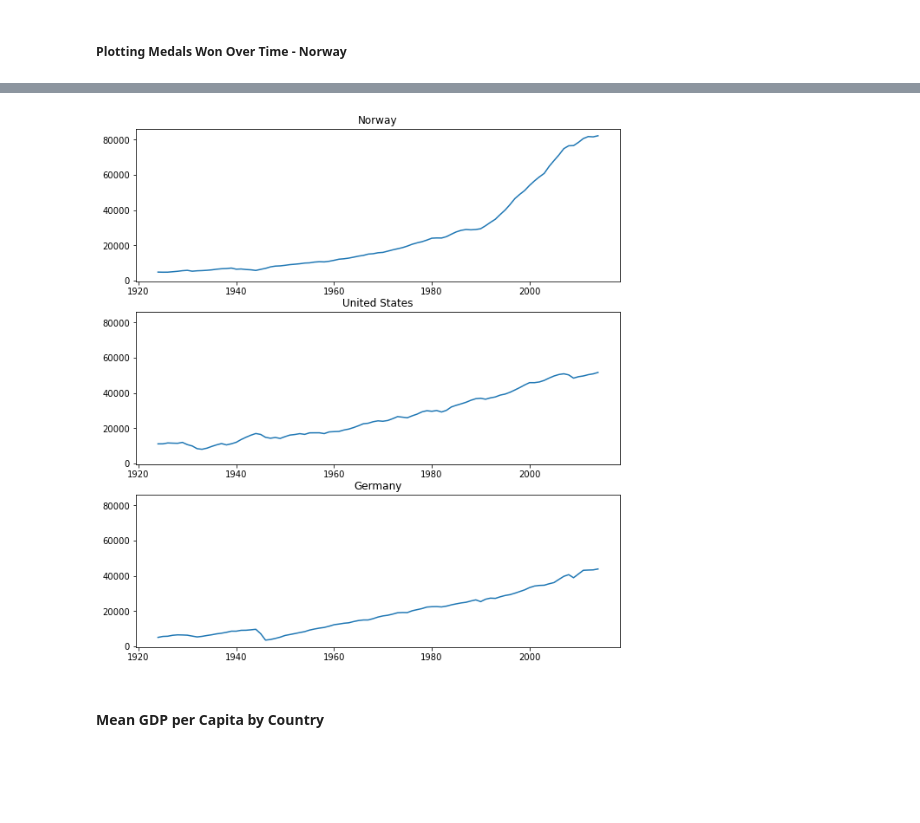
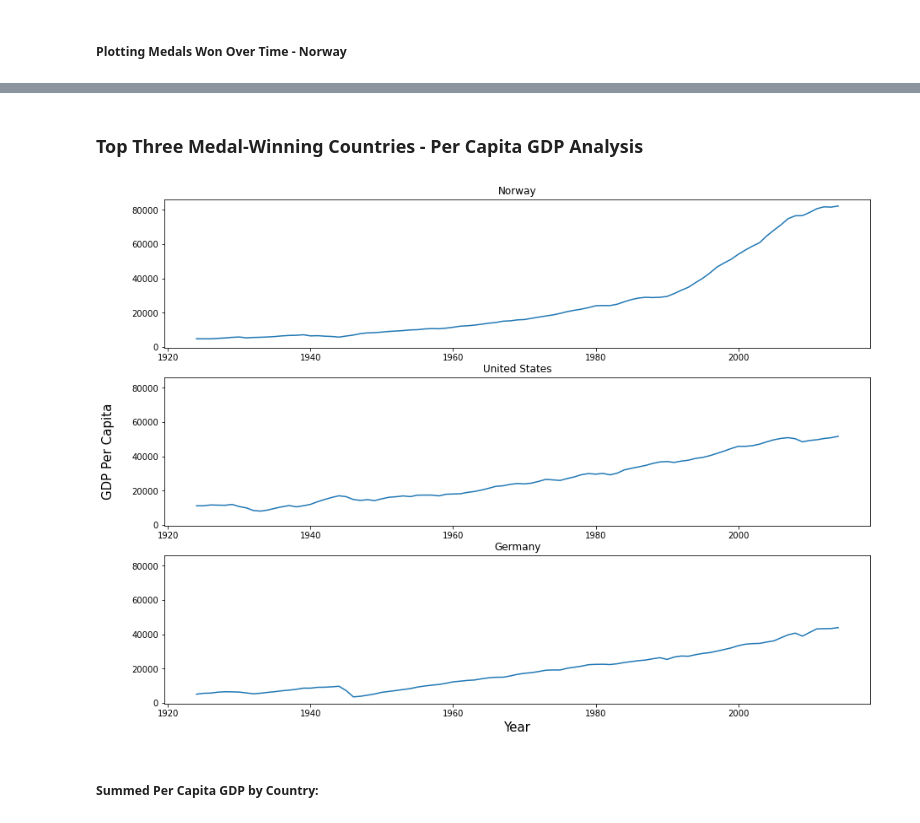
Before and after one commit to BEthanPowerfuls90/DSCI235_Project, a Jupyter notebook: FinalProject.ipynb, the cells around one changed output, grey strips where cells are left out. Drawn from its saved outputs; the diff is of its cells as text; code cells hidden in the pictures; blank space fills up the shorter version.

```diff
--- a/FinalProject.ipynb
+++ b/FinalProject.ipynb
@@ -69,6 +90,12 @@ tot_med
 # %%
 med_rank = tot_med.groupby(['Country']).sum().sort_values(by = 'Medal Count', ascending = False)
-med_rank
+
+med_rank_1 = med_rank.iloc[0:11].style.set_table_attributes("style='display:inline'")
+med_rank_2 = med_rank.iloc[11:22].style.set_table_attributes("style='display:inline'")
+med_rank_3 = med_rank.iloc[22:33].style.set_table_attributes("style='display:inline'")
+med_rank_4 = med_rank.iloc[33:44].style.set_table_attributes("style='display:inline'")
+
+display_html(med_rank_1._repr_html_() + med_rank_2._repr_html_() + med_rank_3._repr_html_() + med_rank_4._repr_html_(), raw=True)
 # %% [output]
 |  | Medal Count |
 | Country |  |
@@ -233,27 +654,31 @@ plt.bar(x3, Norway_three, color = 'slategray', width = 1.9); plt.bar(x4, Norway_
+# %% [markdown]
+### Top Three Medal-Winning Countries - Per Capita GDP Analysis
 # %%
 fig, axs = plt.subplots(3, sharex = False, sharey = True)
-fig.set_figheight(11); fig.set_figwidth(10)
+fig.set_figheight(11); fig.set_figwidth(15)
 
 countries = pd.DataFrame(med_rank.reset_index()['Country']).set_index('Country').sort_values(by='Country')
 GDP.set_index('Country')
 both = pd.merge(GDP, countries, on='Country').sort_values(by = ['Country', 'Year'], ascending=True)
 both = both.loc[(both['Year'] >= 1924) & (both['Year'] <= 2014)].set_index(['Country'])
 
 both_norway = both.loc['Norway']['GDP per capita']
 both_america = both.loc['United States']['GDP per capita']
 both_germany = both.loc['Germany']['GDP per capita']
 
 x = range(1924, 2015)
 axs[0].plot(x, both_norway)
 axs[0].title.set_text('Norway')
 
 axs[1].plot(x, both_america)
 axs[1].title.set_text('United States')
+axs[1].set_ylabel('GDP Per Capita', labelpad = 20, size = 15)
 
 axs[2].plot(x, both_germany)
+axs[2].set_xlabel('Year', size = 15)
 axs[2].title.set_text('Germany')
 # %% [output]
-[figure, old version]
+[figure, new version]
 # %% [markdown]
-#### Mean GDP per Capita by Country
+##### Summed Per Capita GDP by Country:
 # %%
```
Also changed, not shown: parts of 73 cells of this notebook.
